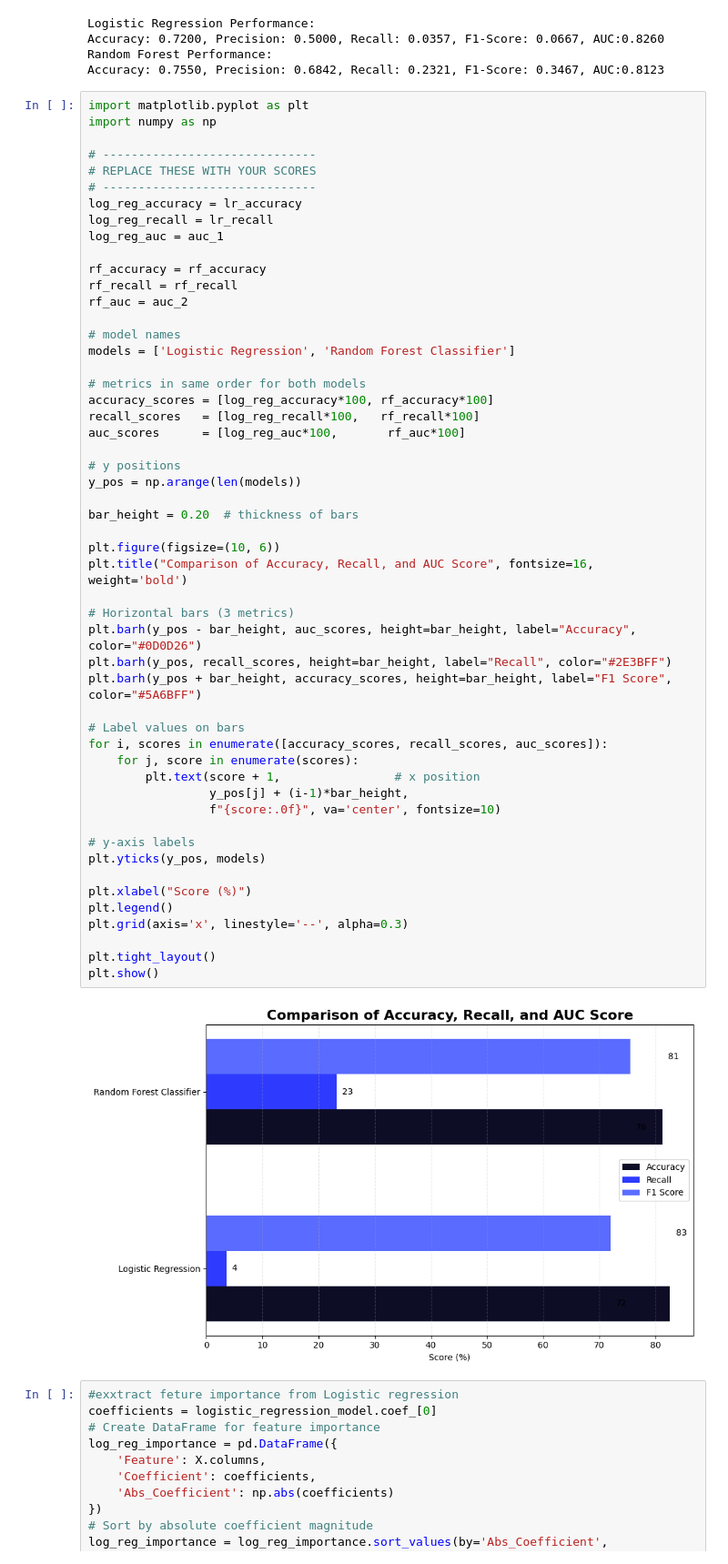
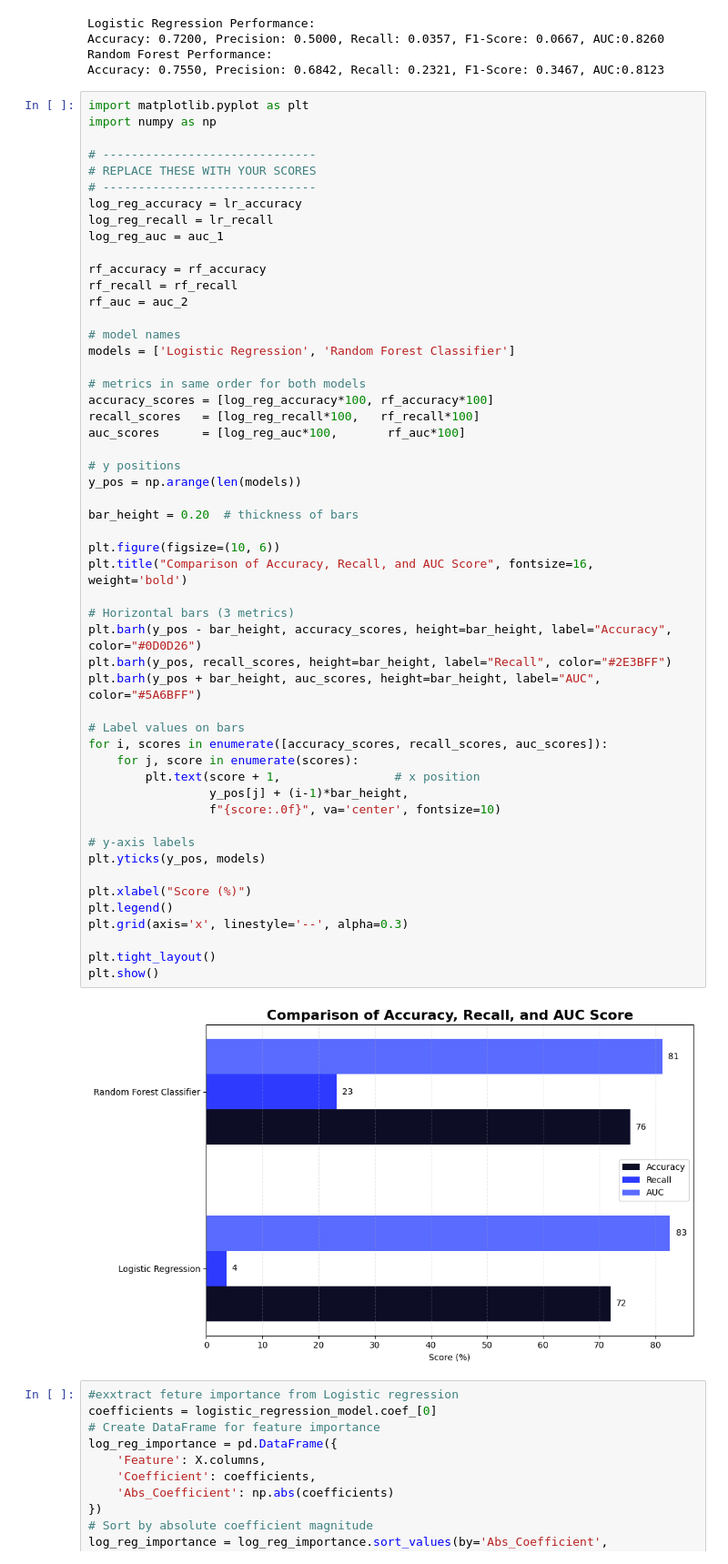
Before and after one commit to arunbari23/Customer-Churn-Strategy, a Jupyter notebook: notebook.ipynb, the cells around one changed output. Shown at 91% size. Cells and saved outputs as stored; diff of their text form.

```diff
--- a/notebook.ipynb
+++ b/notebook.ipynb
@@ -559,36 +559,36 @@ recall_scores   = [log_reg_recall*100,   rf_recall*100]
 auc_scores      = [log_reg_auc*100,       rf_auc*100]
 
 # y positions
 y_pos = np.arange(len(models))
 
 bar_height = 0.20  # thickness of bars
 
 plt.figure(figsize=(10, 6))
 plt.title("Comparison of Accuracy, Recall, and AUC Score", fontsize=16, weight='bold')
 
 # Horizontal bars (3 metrics)
-plt.barh(y_pos - bar_height, auc_scores, height=bar_height, label="Accuracy", color="#0D0D26")
+plt.barh(y_pos - bar_height, accuracy_scores, height=bar_height, label="Accuracy", color="#0D0D26")
 plt.barh(y_pos, recall_scores, height=bar_height, label="Recall", color="#2E3BFF")
-plt.barh(y_pos + bar_height, accuracy_scores, height=bar_height, label="F1 Score", color="#5A6BFF")
+plt.barh(y_pos + bar_height, auc_scores, height=bar_height, label="AUC", color="#5A6BFF")
 
 # Label values on bars
 for i, scores in enumerate([accuracy_scores, recall_scores, auc_scores]):
     for j, score in enumerate(scores):
         plt.text(score + 1,                # x position
                  y_pos[j] + (i-1)*bar_height,
                  f"{score:.0f}", va='center', fontsize=10)
 
 # y-axis labels
 plt.yticks(y_pos, models)
 
 plt.xlabel("Score (%)")
 plt.legend()
 plt.grid(axis='x', linestyle='--', alpha=0.3)
 
 plt.tight_layout()
 plt.show()
 # %% [output]
-[figure, old version]
+[figure, new version]
 # %%
 #exxtract feture importance from Logistic regression
 coefficients = logistic_regression_model.coef_[0]
```
Also changed, not shown: 2 other files.
